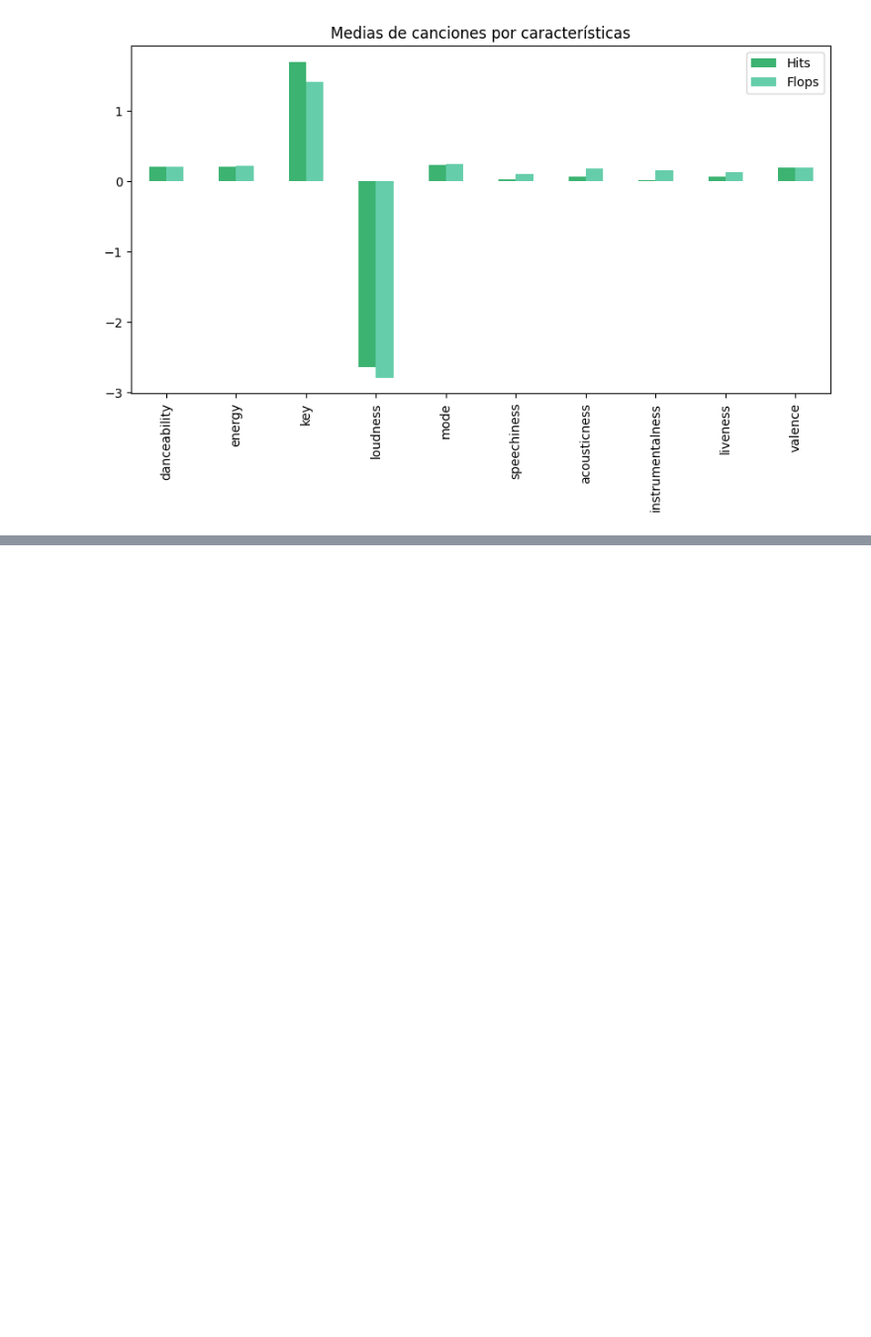
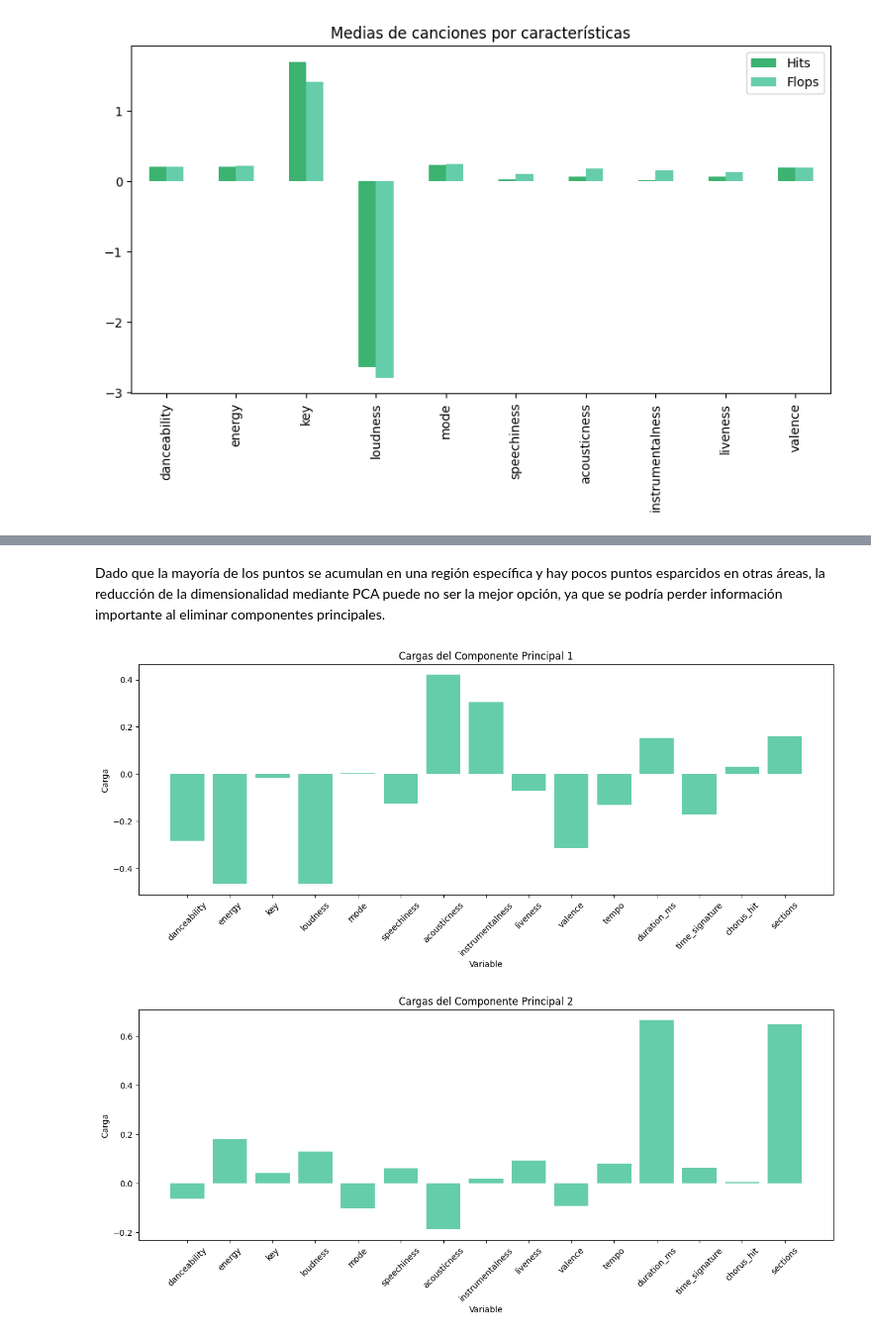
Before and after one commit to tyzurc/spotify_hits, a Jupyter notebook: spotify_hits.ipynb, the cells around one changed output, grey strips where cells are left out. Shown at 99% size. Drawn from its saved outputs; the diff is of its cells as text; code cells hidden in the pictures; blank space fills up the shorter version.

```diff
--- a/spotify_hits.ipynb
+++ b/spotify_hits.ipynb
@@ -355,0 +418,28 @@ Luego del análisis exploratorio, se pudo obtener lo siguiente:
+# %% [markdown]
+Dado que la mayoría de los puntos se acumulan en una región específica y hay pocos puntos esparcidos en otras áreas, la reducción de la dimensionalidad mediante PCA puede no ser la mejor opción, ya que se podría perder información importante al eliminar componentes principales.
+# %%
+variables = ['danceability', 'energy', 'key', 'loudness', 'mode', 'speechiness',
+       'acousticness', 'instrumentalness', 'liveness', 'valence', 'tempo',
+       'duration_ms', 'time_signature', 'chorus_hit', 'sections']
+loadings = pca.components_[:2, :]
+component_names = [variables[i] for i in range(loadings.shape[1])]
+
+# Visualizar las cargas de las variables
+fig, ax = plt.subplots(figsize=(15, 5))
+plt.bar(component_names, loadings[0], color="mediumaquamarine")
+plt.xlabel('Variable')
+plt.ylabel('Carga')
+plt.title('Cargas del Componente Principal 1')
+ax.set_xticklabels(component_names, rotation=45)
+
+fig, ax = plt.subplots(figsize=(15, 5))
+plt.bar(component_names, loadings[1], color="mediumaquamarine")
+plt.xlabel('Variable')
+plt.ylabel('Carga')
+plt.title('Cargas del Componente Principal 2')
+ax.set_xticklabels(component_names, rotation=45)
+
+plt.show()
+# %% [output]
+[figure, added]
+[figure, added]
```
Also changed, not shown: parts of 67 cells of this notebook, 3 other files.
